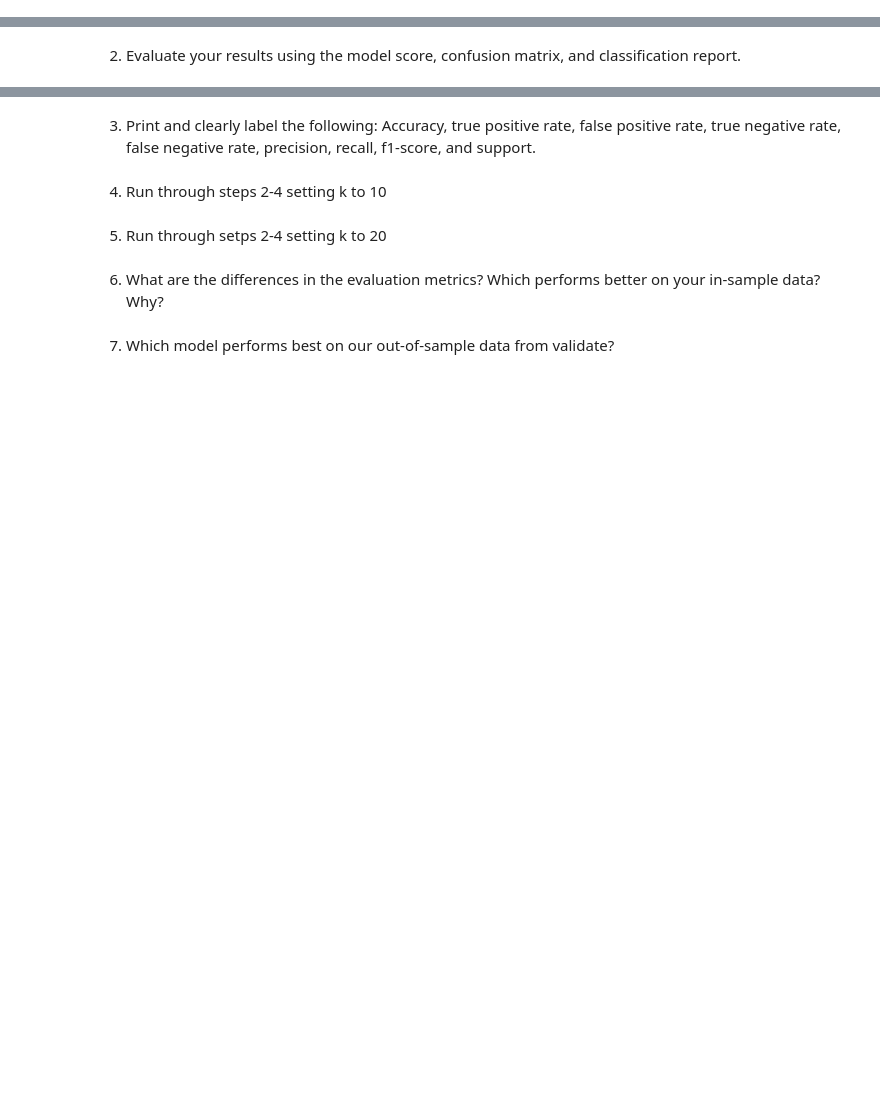
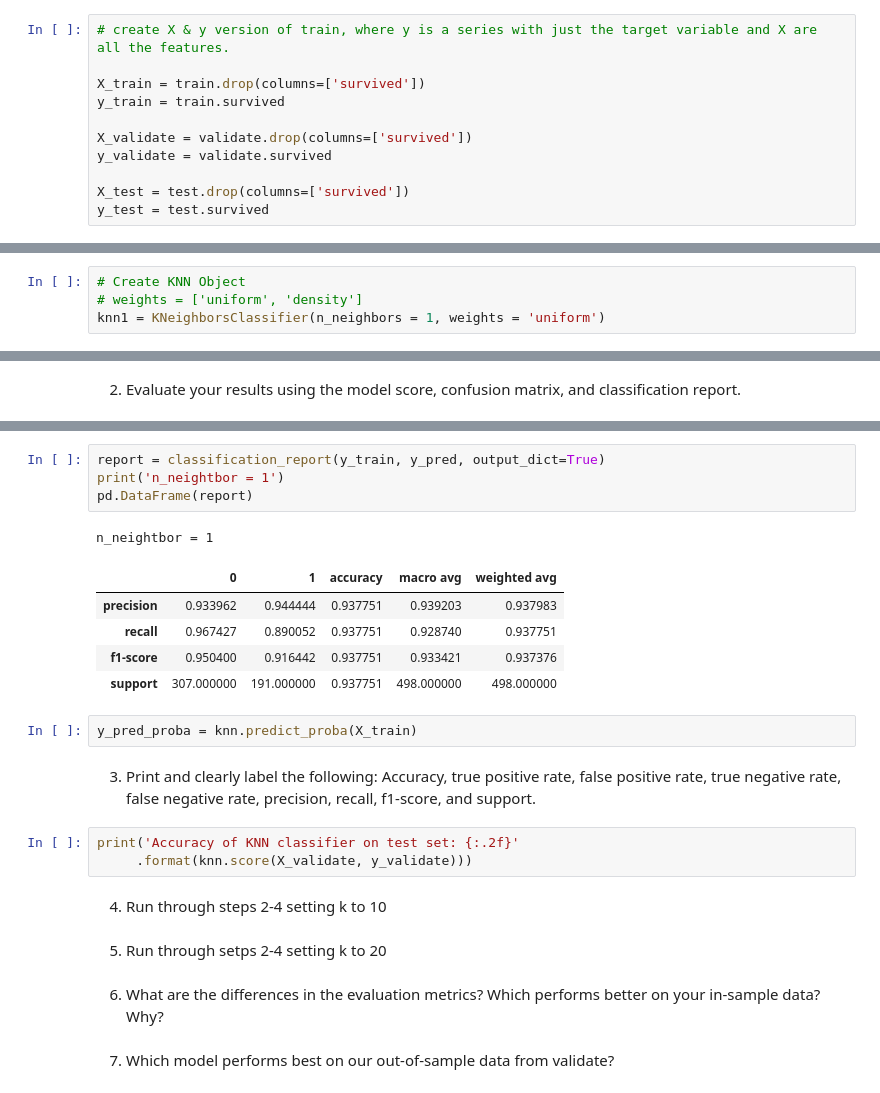
Before and after one commit to rachelrobbinsmayhill/classification-exercises, a Jupyter notebook: model.ipynb, the cells around one changed output, grey strips where cells are left out. Cells and saved outputs as stored; diff of their text form; blank space fills up the shorter version.

```diff
--- a/model.ipynb
+++ b/model.ipynb
@@ -423,0 +475,11 @@ After making a few models, which one has the best performance (or closest metric
+# %%
+# create X & y version of train, where y is a series with just the target variable and X are all the features.
+
+X_train = train.drop(columns=['survived'])
+y_train = train.survived
+
+X_validate = validate.drop(columns=['survived'])
+y_validate = validate.survived
+
+X_test = test.drop(columns=['survived'])
+y_test = test.survived
@@ -424,2 +495,6 @@ After making a few models, which one has the best performance (or closest metric
 # %% [markdown]
 1. Fit a K-Nearest Neighbors classifier to your training sample and transform (i.e. make predictions on the training sample)
+# %%
+# Create KNN Object
+# weights = ['uniform', 'density']
+knn1 = KNeighborsClassifier(n_neighbors = 1, weights = 'uniform')
@@ -428,5 +529,21 @@ After making a few models, which one has the best performance (or closest metric
+# %%
+report = classification_report(y_train, y_pred, output_dict=True)
+print('n_neightbor = 1')
+pd.DataFrame(report)
+# %% [output]
+n_neightbor = 1
+|  | 0 | 1 | accuracy | macro avg | weighted avg |
+| precision | 0.933962 | 0.944444 | 0.937751 | 0.939203 | 0.937983 |
+| recall | 0.967427 | 0.890052 | 0.937751 | 0.928740 | 0.937751 |
+| f1-score | 0.950400 | 0.916442 | 0.937751 | 0.933421 | 0.937376 |
+| support | 307.000000 | 191.000000 | 0.937751 | 498.000000 | 498.000000 |
+# %%
+y_pred_proba = knn.predict_proba(X_train)
 # %% [markdown]
 3. Print and clearly label the following: Accuracy, true positive rate, false positive rate, true negative rate, false negative rate, precision, recall, f1-score, and support.
+# %%
+print('Accuracy of KNN classifier on test set: {:.2f}'
+     .format(knn.score(X_validate, y_validate)))
 # %% [markdown]
 4. Run through steps 2-4 setting k to 10
 # %% [markdown]
```
Also changed, not shown: parts of 20 cells of this notebook.
